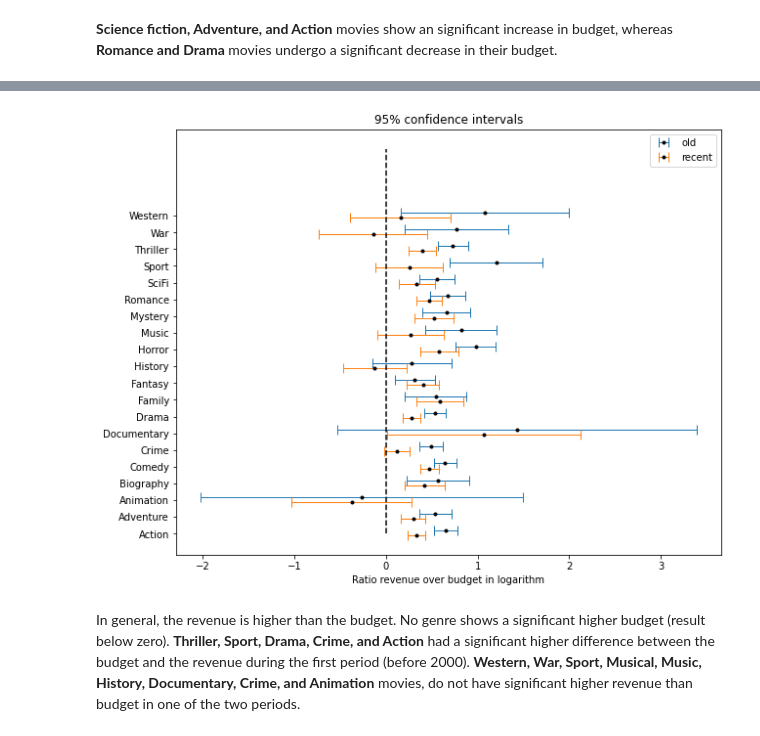
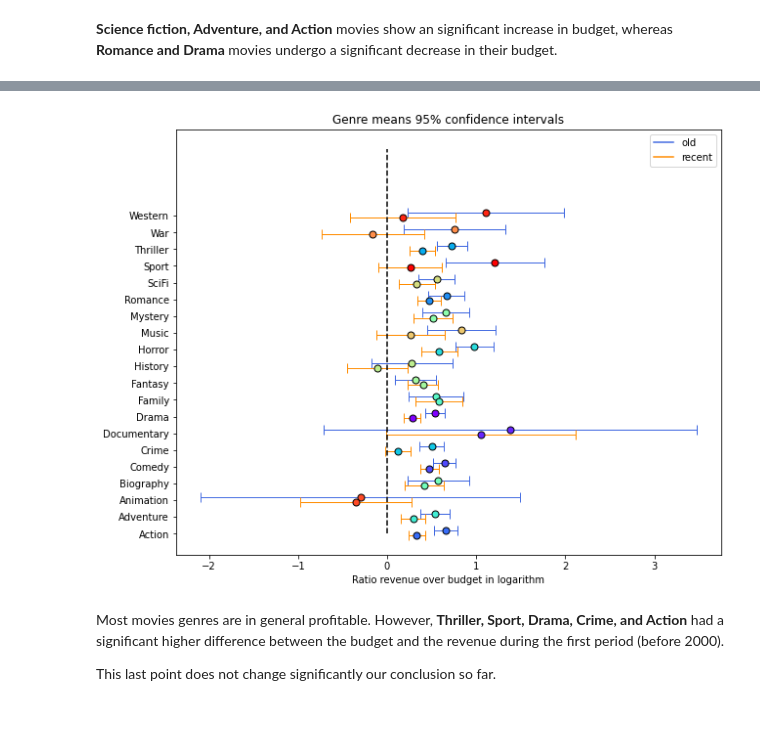
Before and after one commit to epfl-ada/ada-2022-project-nolemonnomelon, a Jupyter notebook: Genre.ipynb, the cells around one changed output, grey strips where cells are left out. Saved outputs shown, nothing was run; the diff lists cells and outputs as text; code cells hidden in the pictures.

```diff
--- a/Genre.ipynb
+++ b/Genre.ipynb
@@ -67,8 +67,9 @@ counts = pd.Series([genre for sublist in movie_genres for genre in sublist]).val
 To enable a convenient tracking of genres troughout to figures, we will associate a color to each of them.
 # %%
 # create a color code for genres to help vizualisation
-rainbow = cm.get_cmap('rainbow', len(counts.index))
-cmap = rainbow(np.linspace(0,1,len(counts.index)))
+rainbow = cm.get_cmap('rainbow')
+# manual tweeking to increase contrast between genres that we will use for further analysis
+cmap = np.vstack([rainbow(np.linspace(0,1,len(counts.index)-6)), np.zeros((6,4))])
 rgb_colors = {genre : cmap[i][:-1] for i, genre in enumerate(counts.index)}
 hex_colors = {k : "#%02x%02x%02x" % (int(c[0]*255), int(c[1]*255), int(c[2]*255))
                 for k, c in zip(rgb_colors.keys(), rgb_colors.values())}
@@ -547,0 +379,4 @@ plt.show()
+# %%
+# split data into two periods: from 1959 to 2000 and from 2000 to 2021.
+old_movies = data_time[data_time.date < 2000].copy()
+recent_movies = data_time[data_time.date >= 2000].copy()
@@ -596,0 +463,20 @@ plot_double_CIs(old_CIs, recent_CIs, genre_names,  'Revenue in logarithm [US dol
+# %%
+fig, axs = plt.subplots(nrows = 1, ncols = 3, figsize=(18,6), constrained_layout=True)
+
+measures = ['averageRating', 'log_budget', 'log_revenue']
+xlabels = ['Rating', 'Budget in logarithm [US dollar]', 'Revenue in logarithm [US dollar]']
+N = [0,1,2]
+
+for measure, xlabel, n in zip(measures, xlabels, N):
+    recent_CIs = []
+    old_CIs = []
+
+    for g in genre_names:
+        difference_in_usage(old_movies, g=g, CI_list=old_CIs, measure=measure)
+        difference_in_usage(recent_movies, g=g, CI_list=recent_CIs, measure=measure)
+    plot_double_CIs(old_CIs, recent_CIs, genre_names,
+                    [rgb_colors[genre] for genre in genre_names],
+                    xlabel, n = n, fig=fig, axs=axs)
+filename = 'old_recent_CIs'
+plt.savefig(f'outputs/{filename}.png')
+plt.show()
@@ -597,4 +487,3 @@ plot_double_CIs(old_CIs, recent_CIs, genre_names,  'Revenue in logarithm [US dol
 # %%
-old_movies['diff_log_rev_bud'] = old_movies.log_revenue-old_movies.log_budget
-recent_movies['diff_log_rev_bud'] = recent_movies.log_revenue-recent_movies.log_budget
-old_movies.head(2)
+old_movies['diff_log_rev_bud'] = old_movies['log_revenue'] - old_movies['log_budget']
+recent_movies['diff_log_rev_bud'] = recent_movies['log_revenue'] - recent_movies['log_budget']
@@ -617,17 +490,20 @@ See the caveats in the documentation: https://pandas.pydata.org/pandas-docs/stab
 # %%
 recent_CIs = []
 old_CIs = []
 
 for g in genre_names:
     difference_in_usage(old_movies, g=g, CI_list=old_CIs, measure='diff_log_rev_bud')
 for g in genre_names:
     difference_in_usage(recent_movies, g=g, CI_list=recent_CIs, measure='diff_log_rev_bud')
 
-plot_double_CIs(old_CIs, recent_CIs, genre_names, 'Ratio revenue over budget in logarithm')
+plot_double_CIs(old_CIs, recent_CIs, genre_names,
+                [rgb_colors[genre] for genre in genre_names],
+                'Ratio revenue over budget in logarithm')
 plt.vlines(0, 0, 23, linestyle='--', color='black')
 plt.show()
 # %% [output]
-[figure, old version]
+[figure, new version]
 # %% [markdown]
-In general, the revenue is higher than the budget. No genre shows a significant higher budget (result below zero). **Thriller, Sport, Drama, Crime, and Action** had a significant higher difference between the budget and the revenue during the first period (before 2000).
-**Western, War, Sport, Musical, Music, History, Documentary, Crime, and Animation** movies, do not have significant higher revenue than budget in one of the two periods.
+Most movies genres are in general profitable. However, **Thriller, Sport, Drama, Crime, and Action** had a significant higher difference between the budget and the revenue during the first period (before 2000).
+
+This last point does not change significantly our conclusion so far.
```
Also changed, not shown: parts of 96 cells of this notebook, 6 other files.
